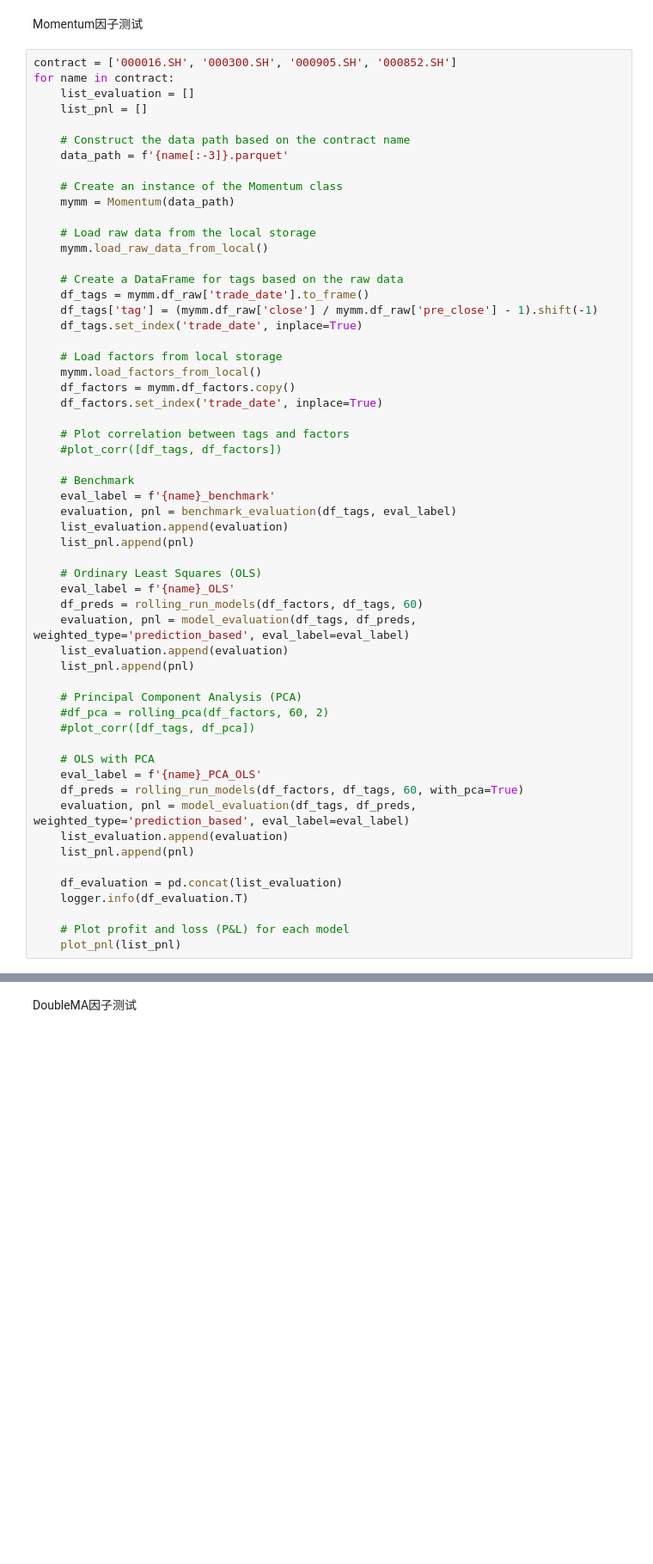
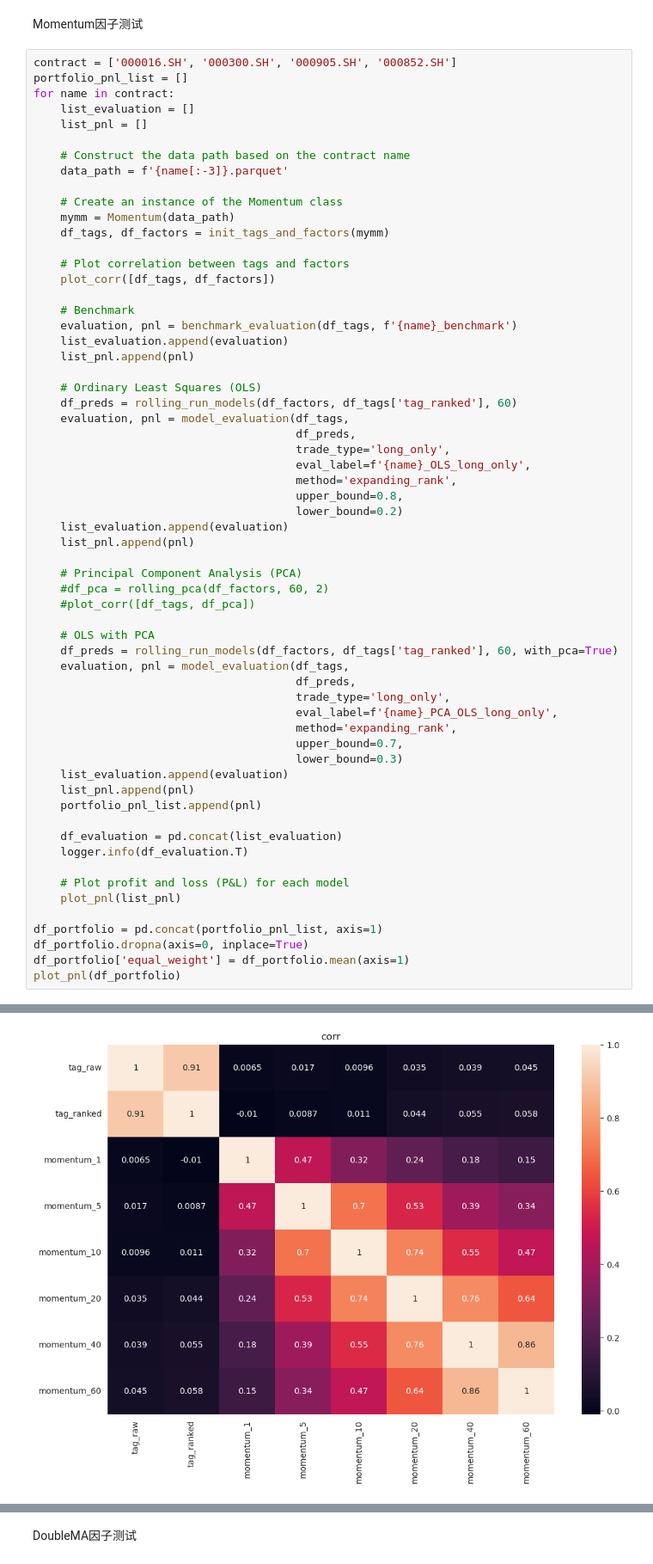
Before and after one commit to hjzgithub/HappyQuantTest, a Jupyter notebook: happyquant/factor_test.ipynb, the cells around one changed output, grey strips where cells are left out. Shown at 86% size. Saved outputs shown, nothing was run; the diff lists cells and outputs as text; blank space fills up the shorter version.

Commit message:
update factor test

```diff
--- a/happyquant/factor_test.ipynb
+++ b/happyquant/factor_test.ipynb
@@ -76,6 +11,7 @@ def model_evaluation(df_tags, df_preds, weighted_type, eval_label):
 Momentum因子测试
 # %%
 contract = ['000016.SH', '000300.SH', '000905.SH', '000852.SH']
+portfolio_pnl_list = []
 for name in contract:
     list_evaluation = []
     list_pnl = []
@@ -85,33 +21,25 @@ for name in contract:
 
     # Create an instance of the Momentum class
     mymm = Momentum(data_path)
-
-    # Load raw data from the local storage
-    mymm.load_raw_data_from_local()
-
-    # Create a DataFrame for tags based on the raw data
-    df_tags = mymm.df_raw['trade_date'].to_frame()
-    df_tags['tag'] = (mymm.df_raw['close'] / mymm.df_raw['pre_close'] - 1).shift(-1)
-    df_tags.set_index('trade_date', inplace=True)
-
-    # Load factors from local storage
-    mymm.load_factors_from_local()
-    df_factors = mymm.df_factors.copy()
-    df_factors.set_index('trade_date', inplace=True)
+    df_tags, df_factors = init_tags_and_factors(mymm)
 
     # Plot correlation between tags and factors
-    #plot_corr([df_tags, df_factors])
+    plot_corr([df_tags, df_factors])
 
     # Benchmark
-    eval_label = f'{name}_benchmark'
-    evaluation, pnl = benchmark_evaluation(df_tags, eval_label)
+    evaluation, pnl = benchmark_evaluation(df_tags, f'{name}_benchmark')
     list_evaluation.append(evaluation)
     list_pnl.append(pnl)
 
     # Ordinary Least Squares (OLS)
-    eval_label = f'{name}_OLS'
-    df_preds = rolling_run_models(df_factors, df_tags, 60)
-    evaluation, pnl = model_evaluation(df_tags, df_preds, weighted_type='prediction_based', eval_label=eval_label)
+    df_preds = rolling_run_models(df_factors, df_tags['tag_ranked'], 60)
+    evaluation, pnl = model_evaluation(df_tags,
+                                       df_preds,
+                                       trade_type='long_only',
+                                       eval_label=f'{name}_OLS_long_only',
+                                       method='expanding_rank',
+                                       upper_bound=0.8,
+                                       lower_bound=0.2)
     list_evaluation.append(evaluation)
     list_pnl.append(pnl)
 
@@ -120,15 +48,26 @@ for name in contract:
     #plot_corr([df_tags, df_pca])
 
     # OLS with PCA
-    eval_label = f'{name}_PCA_OLS'
-    df_preds = rolling_run_models(df_factors, df_tags, 60, with_pca=True)
-    evaluation, pnl = model_evaluation(df_tags, df_preds, weighted_type='prediction_based', eval_label=eval_label)
+    df_preds = rolling_run_models(df_factors, df_tags['tag_ranked'], 60, with_pca=True)
+    evaluation, pnl = model_evaluation(df_tags,
+                                       df_preds,
+                                       trade_type='long_only',
+                                       eval_label=f'{name}_PCA_OLS_long_only',
+                                       method='expanding_rank',
+                                       upper_bound=0.7,
+                                       lower_bound=0.3)
     list_evaluation.append(evaluation)
     list_pnl.append(pnl)
+    portfolio_pnl_list.append(pnl)
 
     df_evaluation = pd.concat(list_evaluation)
     logger.info(df_evaluation.T)
 
     # Plot profit and loss (P&L) for each model
     plot_pnl(list_pnl)
+
+df_portfolio = pd.concat(portfolio_pnl_list, axis=1)
+df_portfolio.dropna(axis=0, inplace=True)
+df_portfolio['equal_weight'] = df_portfolio.mean(axis=1)
+plot_pnl(df_portfolio)
 # %% [output]
@@ -137,16 +76,17 @@ for name in contract:
 ts_code       000016.SH     000016.SH     000016.SH     000016.SH    000016.SH
 trade_date     20040102      20040105      20040106      20040107     20040108
 close          1011.347      1060.801      1075.656      1086.303     1102.662
 open            996.996      1008.279      1059.141      1075.562      1087.68
 high           1021.568      1060.898      1086.694      1095.841     1108.291
 low             993.892      1008.279      1059.095       1070.98     1082.509
 pre_close        1000.0      1011.347      1060.801      1075.656     1086.303
 change           11.347        49.454        14.855        10.647       16.359
 pct_chg          1.1347        4.8899        1.4004        0.9898       1.5059
 vol           8064653.0    14468180.0    16991334.0    13729419.0   10780427.0
 ... (6 lines left out)
 momentum_10       NaN       NaN       NaN       NaN       NaN
 momentum_20       NaN       NaN       NaN       NaN       NaN
 momentum_40       NaN       NaN       NaN       NaN       NaN
 momentum_60       NaN       NaN       NaN       NaN       NaN
+[figure, new version]
 [Parallel(n_jobs=-1)]: Using backend LokyBackend with 16 concurrent workers.
```
Also changed, not shown: parts of 9 cells of this notebook, 4 other files.
